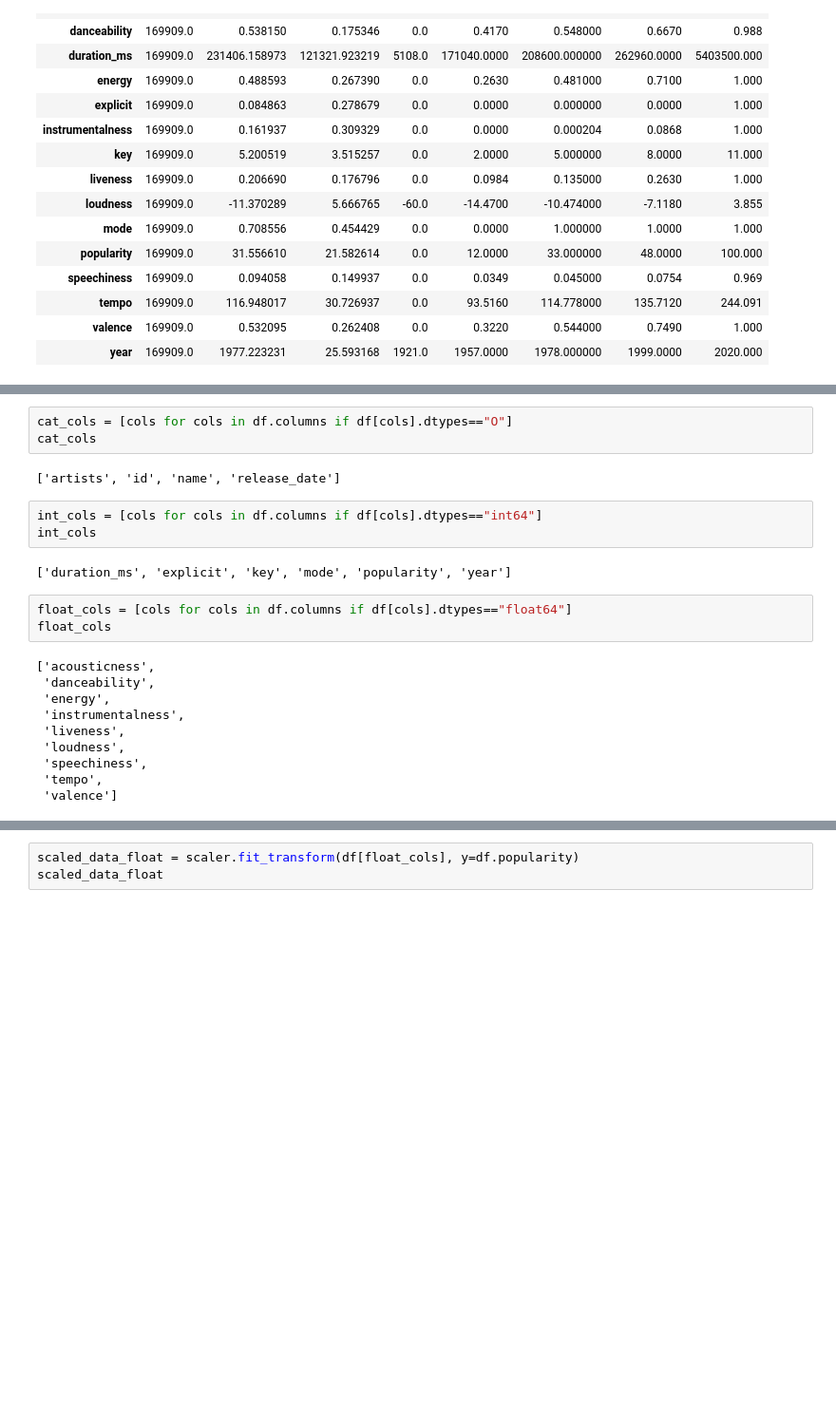
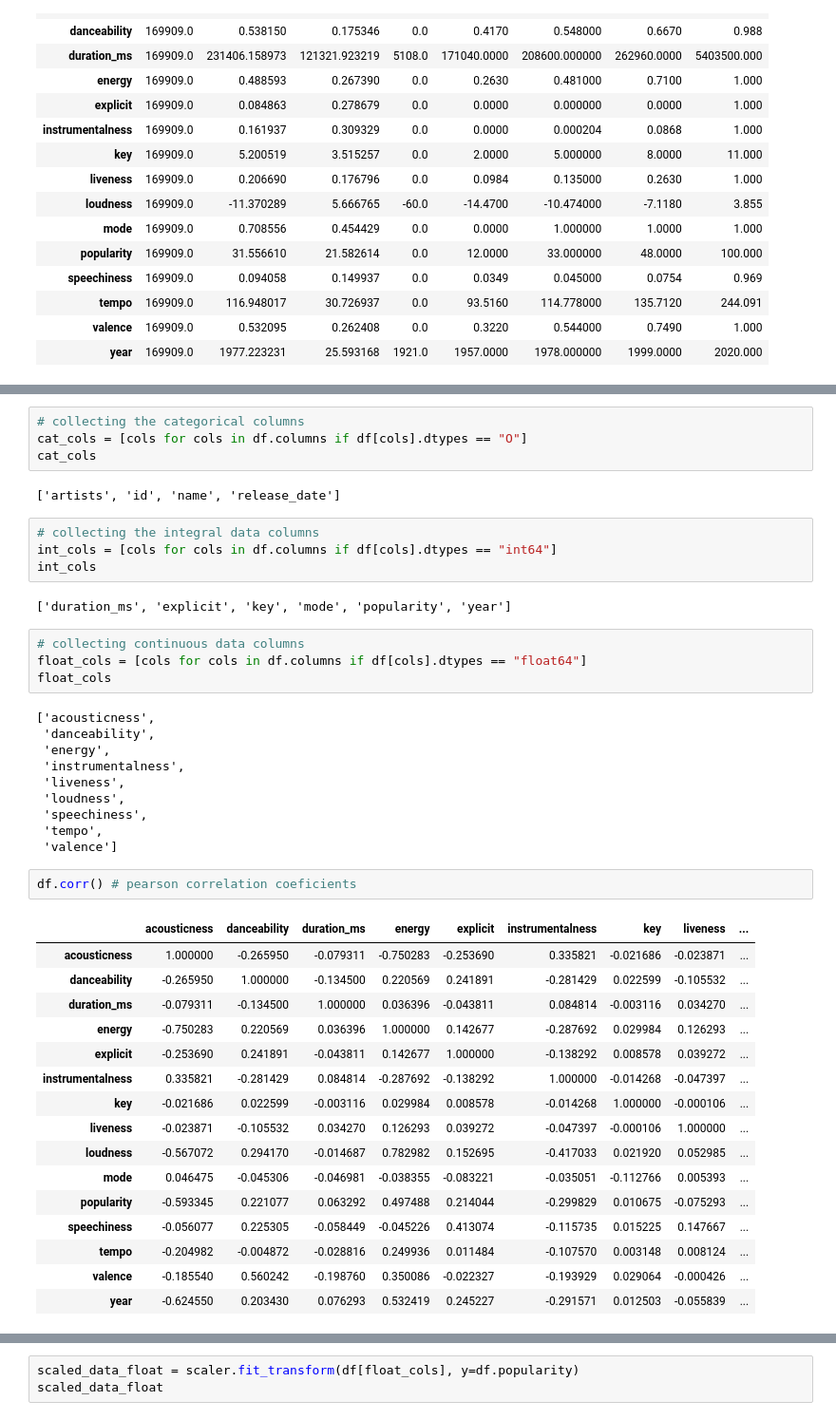
Before and after one commit to ssahu912/spotify_song_popularity_predictor, a Jupyter notebook: spotify_predictor.ipynb, the cells around one changed output, grey strips where cells are left out. Shown: that part at 95% size. Cells and saved outputs as stored; diff of their text form; blank space fills up the shorter version.

```diff
--- a/spotify_predictor.ipynb
+++ b/spotify_predictor.ipynb
@@ -175,15 +182,18 @@ df.describe().T
 # %%
-cat_cols = [cols for cols in df.columns if df[cols].dtypes=="O"]
+# collecting the categorical columns
+cat_cols = [cols for cols in df.columns if df[cols].dtypes == "O"]
 cat_cols
 # %% [output]
 ['artists', 'id', 'name', 'release_date']
 # %%
-int_cols = [cols for cols in df.columns if df[cols].dtypes=="int64"]
+# collecting the integral data columns
+int_cols = [cols for cols in df.columns if df[cols].dtypes == "int64"]
 int_cols
 # %% [output]
 ['duration_ms', 'explicit', 'key', 'mode', 'popularity', 'year']
 # %%
-float_cols = [cols for cols in df.columns if df[cols].dtypes=="float64"]
+# collecting continuous data columns
+float_cols = [cols for cols in df.columns if df[cols].dtypes == "float64"]
 float_cols
 # %% [output]
 ['acousticness',
@@ -195,3 +205,22 @@ float_cols
  'speechiness',
  'tempo',
  'valence']
+# %%
+df.corr() # pearson correlation coeficients
+# %% [output]
+|  | acousticness | danceability | duration_ms | energy | explicit | instrumentalness | key | liveness | ... |
+| acousticness | 1.000000 | -0.265950 | -0.079311 | -0.750283 | -0.253690 | 0.335821 | -0.021686 | -0.023871 | ... |
+| danceability | -0.265950 | 1.000000 | -0.134500 | 0.220569 | 0.241891 | -0.281429 | 0.022599 | -0.105532 | ... |
+| duration_ms | -0.079311 | -0.134500 | 1.000000 | 0.036396 | -0.043811 | 0.084814 | -0.003116 | 0.034270 | ... |
+| energy | -0.750283 | 0.220569 | 0.036396 | 1.000000 | 0.142677 | -0.287692 | 0.029984 | 0.126293 | ... |
+| explicit | -0.253690 | 0.241891 | -0.043811 | 0.142677 | 1.000000 | -0.138292 | 0.008578 | 0.039272 | ... |
+| instrumentalness | 0.335821 | -0.281429 | 0.084814 | -0.287692 | -0.138292 | 1.000000 | -0.014268 | -0.047397 | ... |
+| key | -0.021686 | 0.022599 | -0.003116 | 0.029984 | 0.008578 | -0.014268 | 1.000000 | -0.000106 | ... |
+| liveness | -0.023871 | -0.105532 | 0.034270 | 0.126293 | 0.039272 | -0.047397 | -0.000106 | 1.000000 | ... |
+| loudness | -0.567072 | 0.294170 | -0.014687 | 0.782982 | 0.152695 | -0.417033 | 0.021920 | 0.052985 | ... |
+| mode | 0.046475 | -0.045306 | -0.046981 | -0.038355 | -0.083221 | -0.035051 | -0.112766 | 0.005393 | ... |
+| popularity | -0.593345 | 0.221077 | 0.063292 | 0.497488 | 0.214044 | -0.299829 | 0.010675 | -0.075293 | ... |
+| speechiness | -0.056077 | 0.225305 | -0.058449 | -0.045226 | 0.413074 | -0.115735 | 0.015225 | 0.147667 | ... |
+| tempo | -0.204982 | -0.004872 | -0.028816 | 0.249936 | 0.011484 | -0.107570 | 0.003148 | 0.008124 | ... |
+| valence | -0.185540 | 0.560242 | -0.198760 | 0.350086 | -0.022327 | -0.193929 | 0.029064 | -0.000426 | ... |
+| year | -0.624550 | 0.203430 | 0.076293 | 0.532419 | 0.245227 | -0.291571 | 0.012503 | -0.055839 | ... |
```
Also changed, not shown: parts of 19 cells of this notebook.
